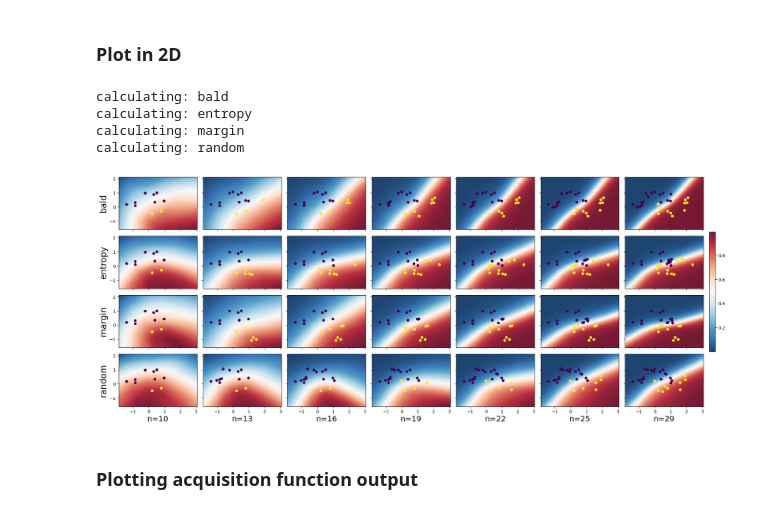
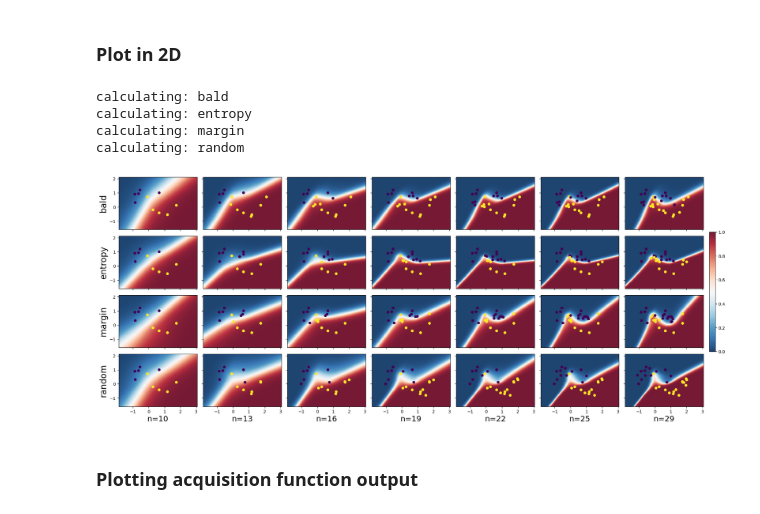
Before and after one commit to MadsBirch/bayesian-active-learning, a Jupyter notebook: notebooks/1.0 - TwoMoonsEDA.ipynb, the cells around one changed output. Drawn from its saved outputs; the diff is of its cells as text; code cells hidden in the pictures.

```diff
--- a/notebooks/1.0 - TwoMoonsEDA.ipynb
+++ b/notebooks/1.0 - TwoMoonsEDA.ipynb
@@ -237,7 +237,7 @@ ITER:  1
 # %% [markdown]
 ### Plot in 2D
 # %%
-lr = 1e-3
+lr = 6e-4
 num_queries = 6
 query_size = 3
 
@@ -293,34 +293,34 @@ for i, strat in enumerate(strat_list):
 
         mesh = axs[i,j+1].pcolormesh(xx, yy, softmax_out, cmap=plt.cm.RdBu_r, alpha = 0.9)
         axs[i,j+1].scatter(X[plot_idx,0], X[plot_idx,1], c = y[plot_idx], s = 30)
         axs[i,j+1].set_xlim(X[:,0].min()-0.5, X[:,0].max()+0.5)
         axs[i,j+1].set_ylim(X[:,1].min()-0.5, X[:,1].max()+0.5)
 
         j = j +1
 
 fig.tight_layout()
 fig.colorbar(mesh, ax=axs.ravel().tolist(), fraction=0.01, pad=0.01)
 
 # set ylabels to strategy
 for i, strat in enumerate(strat_list):
     axs[i,0].set_ylabel(strat, fontsize=20)
     #axs[i,0].set_ylim(X[:,1].min()-0.5, X[:,1].max()+0.5)
 
 # set xlabels to number of sampled data points.
 ns = np.linspace(0, query_size*num_queries+1, num_queries+1)
 
 for i, n in enumerate(ns):
     axs[len(strat_list)-1,i].set_xlabel(f'n={int(10+n)}', fontsize=18)
     #axs[len(strat_list)-1,i].set_xlim(X[:,0].min()-0.5, X[:,0].max()+0.5)
 
 plt.savefig(FIGURE_PATH+'dec_bound_8.png')
 plt.show()
 # %% [output]
 calculating: bald
 calculating: entropy
 calculating: margin
 calculating: random
-[figure, old version]
+[figure, new version]
 # %% [markdown]
 ### Plotting acquisition function output
 # %%
```
Also changed, not shown: parts of 3 cells of this notebook, 2 other files.
